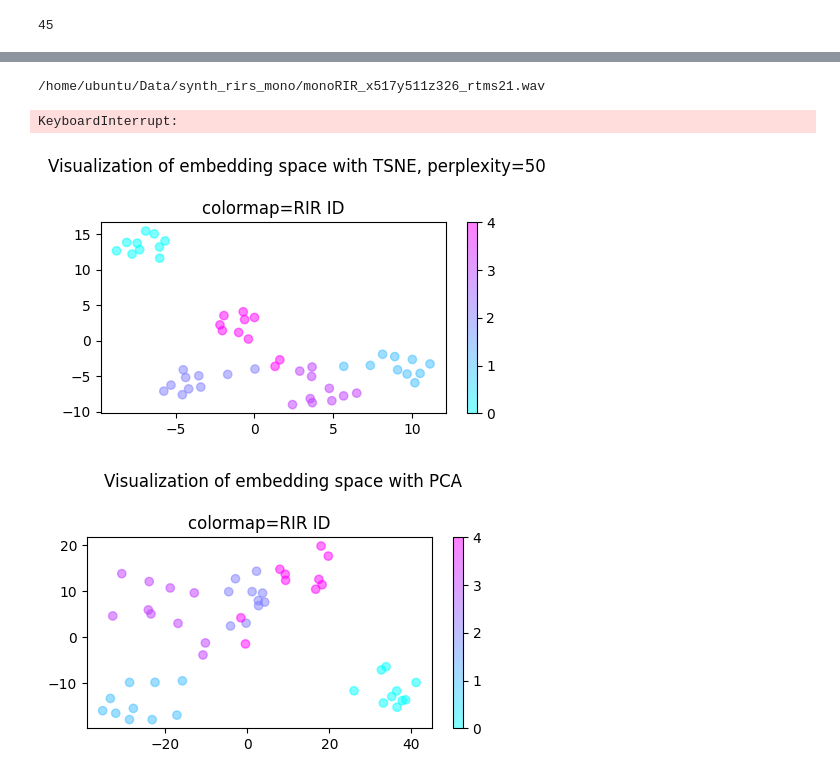
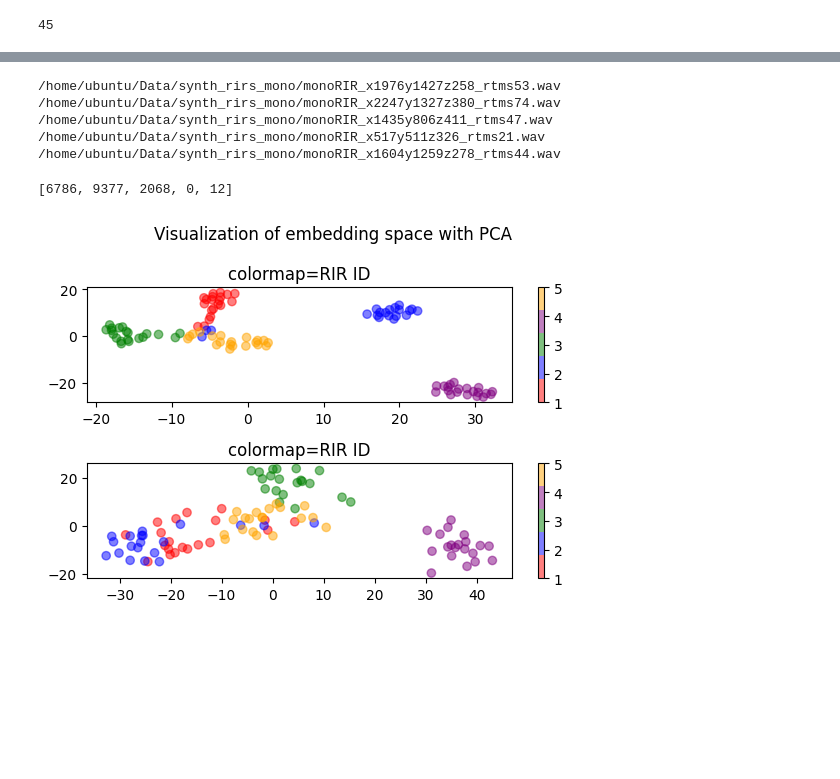
Before and after one commit to joaluba/reverb-match-cond-u-net, a Jupyter notebook: notebooks/evaluation_latent.ipynb, the cells around one changed output, grey strips where cells are left out. Cells and saved outputs as stored; diff of their text form; code cells hidden in the pictures; blank space fills up the shorter version.

```diff
--- a/notebooks/evaluation_latent.ipynb
+++ b/notebooks/evaluation_latent.ipynb
@@ -181,22 +193,30 @@ IndexError: too many indices for array: array is 1-dimensional, but 2 were index
 
 from torch.utils.data import Subset
 
+
+
 # Create a special data set containing style data with only one specific impulse response
-N_audios=10
+N_audios=100
 N_irs=5
 emb_arr=np.zeros([N_audios*N_irs,512])
 id_array=np.zeros([N_audios*N_irs,1])
 
 
 # styleIR_indices=list(range(0, N_irs))
+
 styleIR_indices= [0,1,11,3,12]
+
+styleIR_indices=np.random.randint(10000, size=N_irs)
+
+styleIR_indices=[6786, 9377, 2068, 0, 12]
 
 for i,idx in enumerate(styleIR_indices):
     config["split"]="test"
     config["style_rir"]=dataset.get_info(idx)["ir_file_path"]
     print(config["style_rir"])
     dataset_this_ir=ds.DatasetReverbTransfer(config)
-    indices_audios=list(range(0,N_audios))
+    # indices_audios=list(range(0,N_audios))
+    indices_audios=list(np.random.randint(10000, size=N_audios))
     dataset_this_ir=Subset(dataset_this_ir,indices_audios)
 
     for j,data in enumerate(dataset_this_ir):
@@ -208,8 +228,15 @@ for i,idx in enumerate(styleIR_indices):
             emb_arr[(i*N_audios)+j,:]=embedding.cpu().numpy()
         id_array[(i*N_audios)+j]=i
 # %% [output]
+/home/ubuntu/Data/synth_rirs_mono/monoRIR_x1976y1427z258_rtms53.wav
+/home/ubuntu/Data/synth_rirs_mono/monoRIR_x2247y1327z380_rtms74.wav
+/home/ubuntu/Data/synth_rirs_mono/monoRIR_x1435y806z411_rtms47.wav
 /home/ubuntu/Data/synth_rirs_mono/monoRIR_x517y511z326_rtms21.wav
+/home/ubuntu/Data/synth_rirs_mono/monoRIR_x1604y1259z278_rtms44.wav
-KeyboardInterrupt:
+# %%
+styleIR_indices
+# %% [output]
+[6786, 9377, 2068, 0, 12]
 # %%
 ################## PERFORM DIMENSIONALITY REDUCTION ON THE EMBEDDING SPACE ##################
 
@@ -218,25 +245,34 @@ from sklearn.decomposition import PCA
 
 # reduce dimensionality of the embeddings
 # using pca:
-embeddings_pca=PCA(n_components=2).fit_transform(emb_arr)
+embeddings_pca_rir=PCA(n_components=2).fit_transform(emb_arr)
 # using first pca and then tsne:
-embeddings_pca_tsne = TSNE(n_components=2, learning_rate='auto', init='random', perplexity=10).fit_transform(PCA(n_components=50).fit_transform(emb_arr))
+# embeddings_pca_tsne = TSNE(n_components=2, learning_rate='auto', init='random', perplexity=20).fit_transform(PCA(n_components=50).fit_transform(emb_arr))
 # using tsne:
-embeddings_tsne = TSNE(n_components=2, learning_rate='auto', init='random', perplexity=10).fit_transform(emb_arr)
+embeddings_tsne_rir = TSNE(n_components=2, learning_rate='auto', init='random', perplexity=10).fit_transform(emb_arr)
+
+# using u-map:
+embeddings_umap_rir = umap.UMAP(n_components=2).fit_transform(emb_arr)
+# %%
+a=id_array.astype(str).tolist()
+
+id_array=id_array+1
 # %%
 ################## PLOT TSNE 2-DIM VISUALISATION OF THE EMBEDDING SPACE ##################
 
-plt.figure(figsize=(5,3))
+# Define a colormap with 5 distinct colors
+import matplotlib.colors as mcolors
+cmap = mcolors.ListedColormap(['red', 'blue', 'green', 'purple', 'orange'])
+
+plt.figure(figsize=(6,4))
+plt.subplot(2,1,1)
 plt.suptitle('Visualization of embedding space with TSNE, perplexity=50', fontsize=12)
-plt.scatter(embeddings_tsne[:,0] , embeddings_tsne[:,1], c=id_array,alpha=0.5);plt.colorbar();plt.title('colormap=RIR ID')
+plt.scatter(embeddings_tsne_rir[:,0] , embeddings_tsne_rir[:,1], c=id_array, cmap=cmap,alpha=0.5);plt.colorbar();plt.title('colormap=RIR ID')
+plt.subplot(2,1,2)
+plt.suptitle('Visualization of embedding space with PCA', fontsize=12)
+plt.scatter(embeddings_pca_rir[:,0] , embeddings_pca_rir[:,1], c=id_array, cmap=cmap, alpha=0.5);plt.colorbar();plt.title('colormap=RIR ID')
 plt.tight_layout()
+plt.savefig('lat2.pdf', format='pdf')
 plt.show()
-
-plt.figure(figsize=(5,3))
-plt.suptitle('Visualization of embedding space with PCA', fontsize=12)
-plt.scatter(embeddings_pca[:,0] , embeddings_pca[:,1], c=id_array, alpha=0.5);plt.colorbar();plt.title('colormap=RIR ID')
-plt.tight_layout()
-plt.show()
 # %% [output]
-[figure, old version]
+[figure, new version]
-[figure, removed]
```
Also changed, not shown: parts of 6 cells of this notebook, 6 other files.
